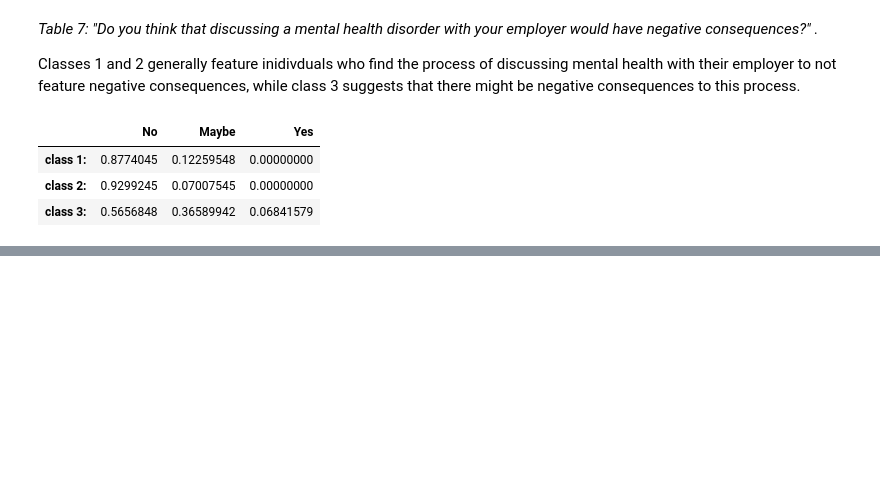
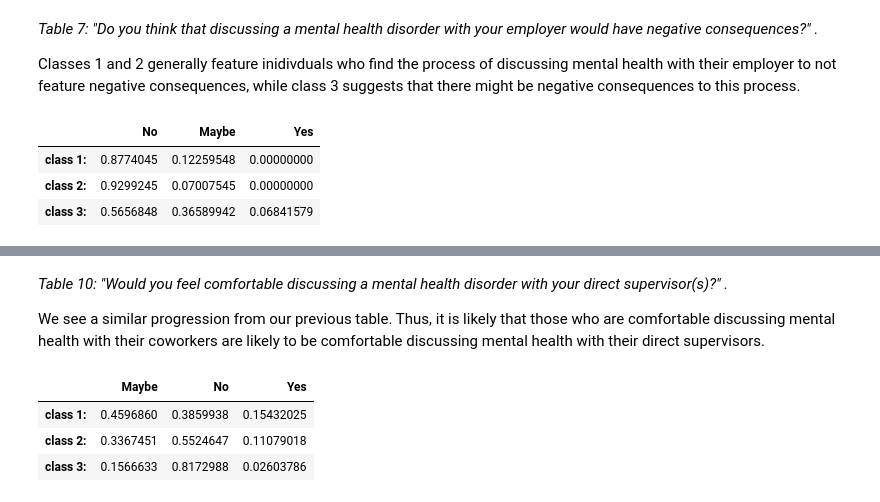
Before and after one commit to PLBMR/mentalHealthDataAnalysis, a Jupyter notebook: osmiMentalHealthInTech/analysis/clusterAnalysis_inference.ipynb, the cells around one changed output, grey strips where cells are left out. Saved outputs shown, nothing was run; the diff lists cells and outputs as text; code cells hidden in the pictures; blank space fills up the shorter version.

```diff
--- a/osmiMentalHealthInTech/analysis/clusterAnalysis_inference.ipynb
+++ b/osmiMentalHealthInTech/analysis/clusterAnalysis_inference.ipynb
@@ -174,0 +197,11 @@ displayTable(finalMod.lcm,"negConsDiscPH")
+# %% [markdown]
+_Table 10: "Would you feel comfortable discussing a mental health disorder with your direct supervisor(s)?" ._
+
+We see a similar progression from our previous table. Thus, it is likely that those who are comfortable discussing mental health with their coworkers are likely to be comfortable discussing mental health with their direct supervisors.
+# %%
+displayTable(finalMod.lcm,"discInterviewMH")
+# %% [output]
+|  | Maybe | No | Yes |
+| class 1: | 0.4596860 | 0.3859938 | 0.15432025 |
+| class 2: | 0.3367451 | 0.5524647 | 0.11079018 |
+| class 3: | 0.1566633 | 0.8172988 | 0.02603786 |
```
Also changed, not shown: parts of 7 cells of this notebook.
